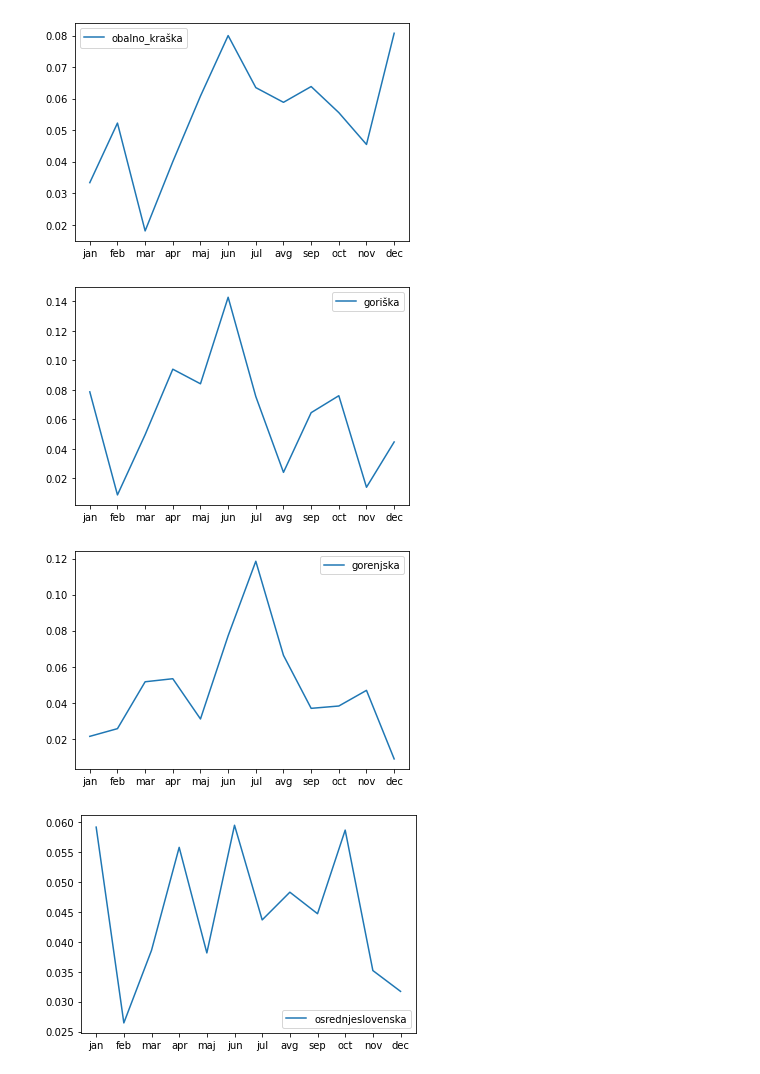
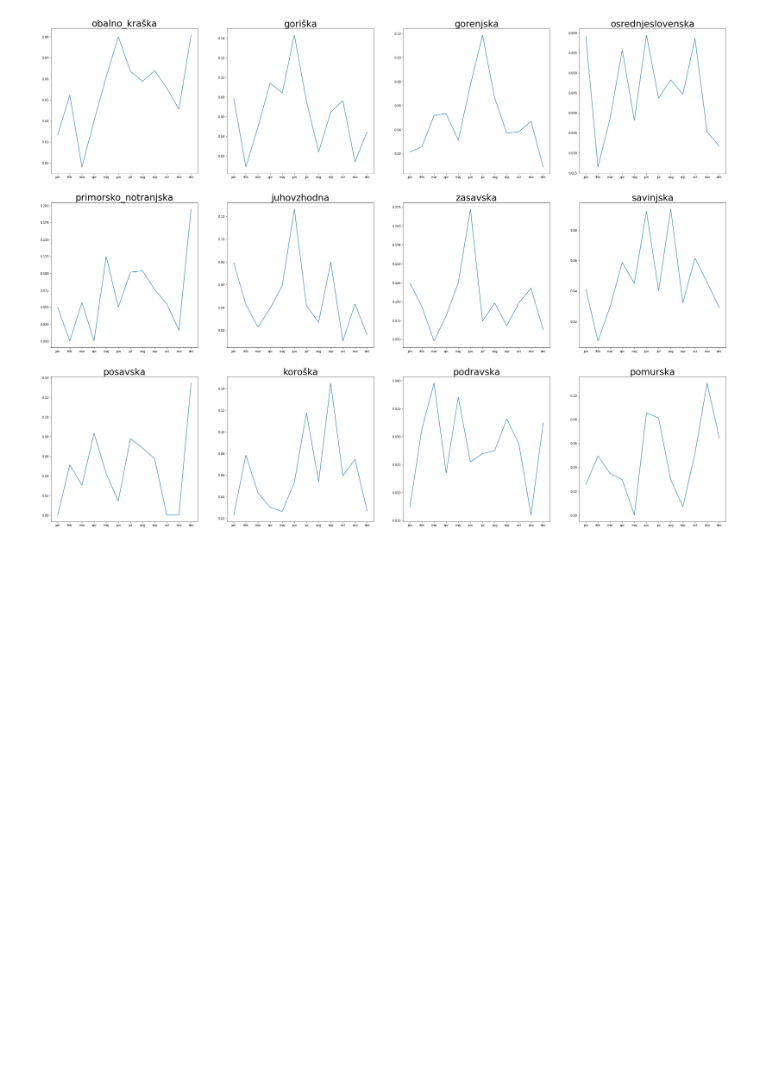
Before and after one commit to urssa/PR21AHJZMPVTBUS, a Jupyter notebook: občine razverščene po regijah.ipynb, the cells around one changed output. Saved outputs shown, nothing was run; the diff lists cells and outputs as text; code cells hidden in the pictures; blank space fills up the shorter version.

```diff
--- a/občine razverščene po regijah.ipynb
+++ b/občine razverščene po regijah.ipynb
@@ -33,12 +35,17 @@ regije_dict['pomurska']=['GORNJA RADGONA','LENDAVA','LJUTOMER','MURSKA SOBOTA',]
 # %%
 tmp=[]
 months=["jan","feb","mar","apr","maj","jun","jul","avg","sep","oct","nov","dec"]
-for regija in regije:
+figure, axis = plt.subplots(3,4,figsize=(40,30))
+for i, regija in enumerate(regije):
+    j=0
     for month in data_by_month:
         tmp.append(month[month.UpravnaEnotaStoritve.isin(regije_dict[regija])].shape[0])
-    plt.figure()
-    plt.plot(months,tmp,label=regija)
+    if i>=4:
+        j=1
+    if i>=8:
+        j=2
+    axis[j,i%4].plot(months,tmp,label=regija)
+    axis[j,i%4].set_title(regija,fontsize=30)
     tmp=[]
-    plt.legend()
-    plt.show()
+plt.show()
 # %% [output]
@@ -57,16 +55,18 @@ for regija in regije:
 # %%
 tmp=[]
 months=["jan","feb","mar","apr","maj","jun","jul","avg","sep","oct","nov","dec"]
-for regija in regije:
+figure, axis = plt.subplots(3,4,figsize=(40,30))
+for i, regija in enumerate(regije):
+    j=0
     for month in data_by_month:
         tmp.append(month[(month.UpravnaEnotaStoritve.isin(regije_dict[regija]))&((month.KlasifikacijaNesrece=='S HUDO TELESNO POŠKODBO')|(month.KlasifikacijaNesrece=='S SMRTNIM IZIDOM'))].shape[0]/month[month.UpravnaEnotaStoritve.isin(regije_dict[regija])].shape[0])
-    plt.figure()
-    plt.plot(months,tmp,label=regija)
+    if i>=4:
+        j=1
+    if i>=8:
+        j=2
+    axis[j,i%4].plot(months,tmp,label=regija)
+    axis[j,i%4].set_title(regija,fontsize=30)
     tmp=[]
-    plt.legend()
-    plt.show()
+plt.show()
 # %% [output]
-[figure, old version]
+[figure, new version]
-[figure, removed]
-[figure, removed]
-[figure, removed]
```
Also changed, not shown: parts of 4 cells of this notebook.
